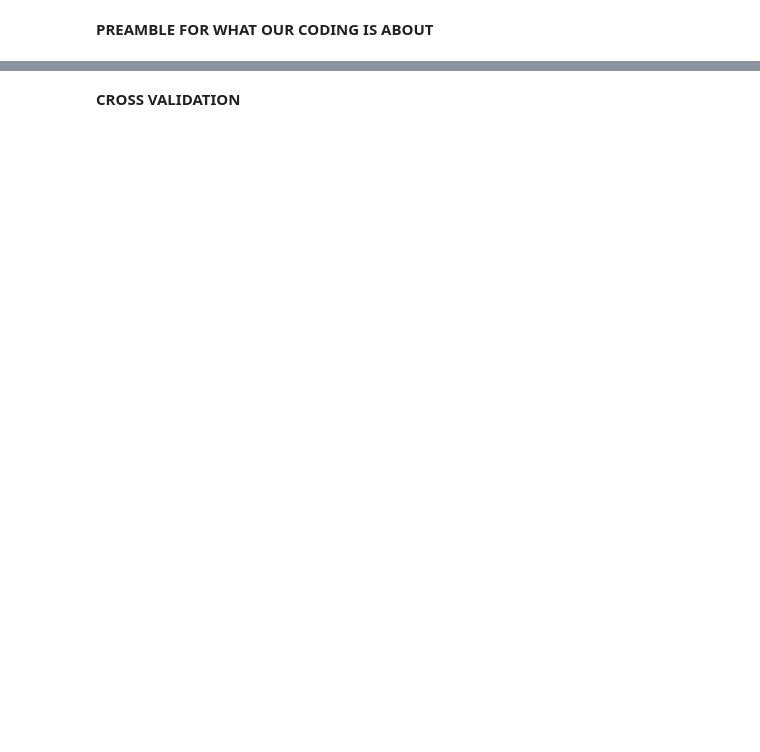
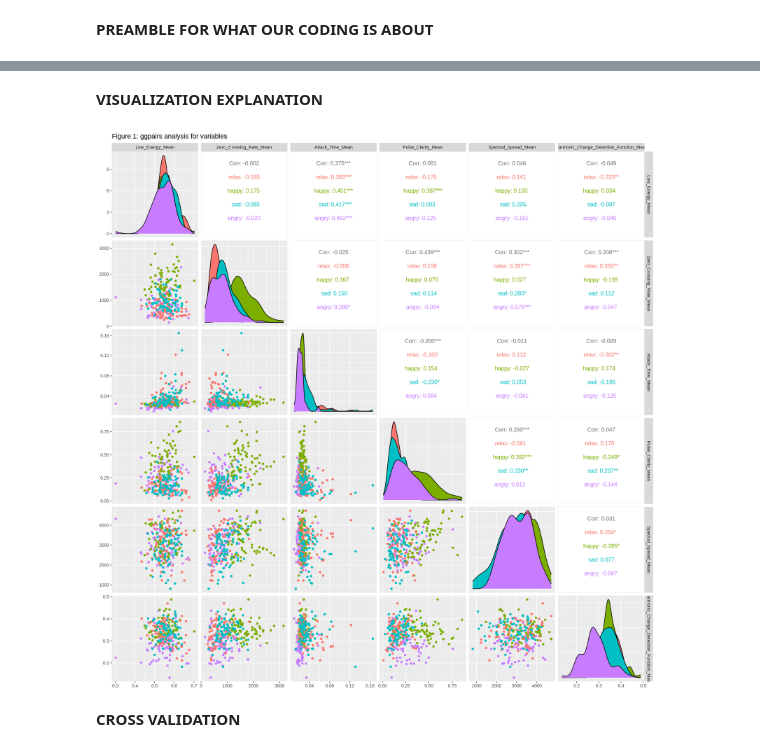
Before and after one commit to sonatuna/DSCI100-project, a Jupyter notebook: project_program.ipynb, the cells around one changed output, grey strips where cells are left out. Drawn from its saved outputs; the diff is of its cells as text; code cells hidden in the pictures; blank space fills up the shorter version.

```diff
--- a/project_program.ipynb
+++ b/project_program.ipynb
@@ -73,9 +77,16 @@ A tibble: 4 × 2
+# %% [markdown]
+**VISUALIZATION EXPLANATION**
 # %%
-set.seed(6969)
+options(repr.plot.width = 15, repr.plot.height = 15)
 
-turkish_split <- initial_split(turkish_data, prop = 0.8, strata = Class)
-turkish_training <- training(turkish_split)
-turkish_testing <- training(turkish_split)
+turkish_small <- turkish_training |>
+    select(Class, Low_Energy_Mean, Zero_Crossing_Rate_Mean, Attack_Time_Mean,
+           Pulse_Clarity_Mean, Spectral_Spread_Mean, Harmonic_Change_Detection_Function_Mean)
+turkish_plot <- ggpairs(data = turkish_small, columns = 2:7, ggplot2::aes(colour=Class),
+                        ggplot2::labs(tag = "Figure 1: ggpairs analysis for variables"))
+turkish_plot
+# %% [output]
+[figure, added]
 # %% [markdown]
 **CROSS VALIDATION**
 # %%
```
Also changed, not shown: parts of 9 cells of this notebook.
